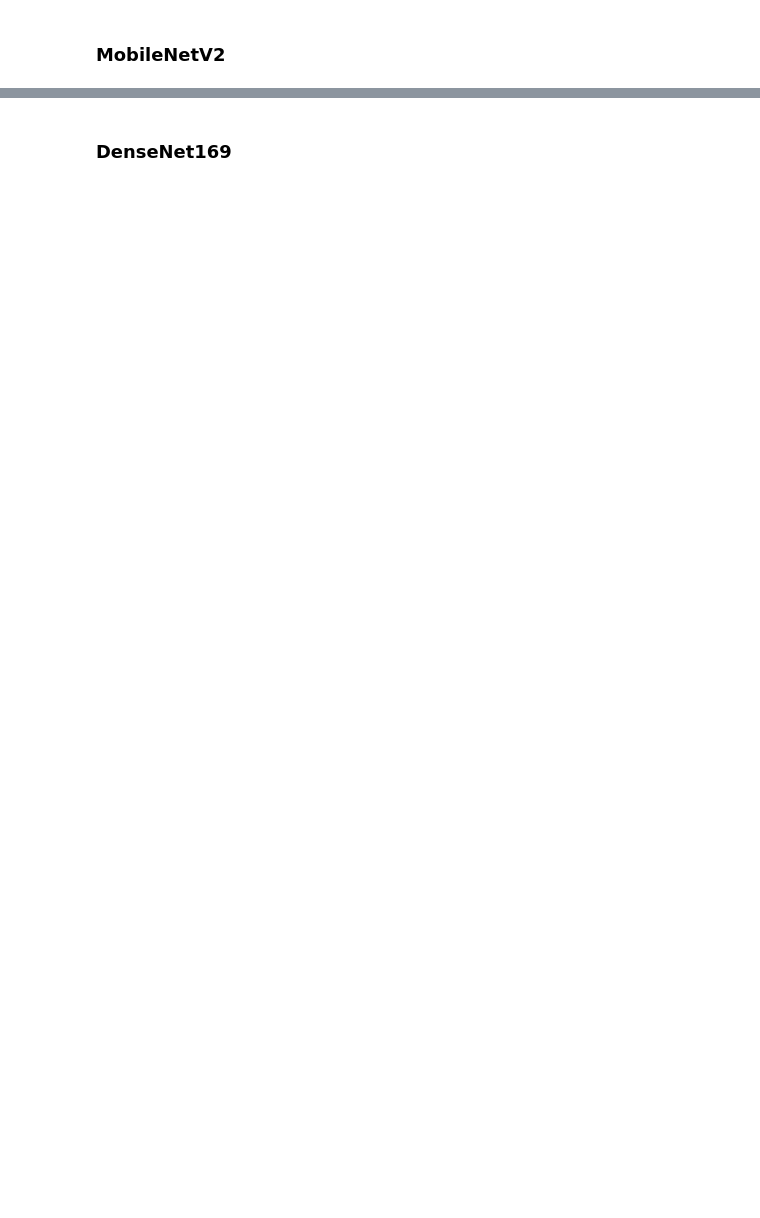
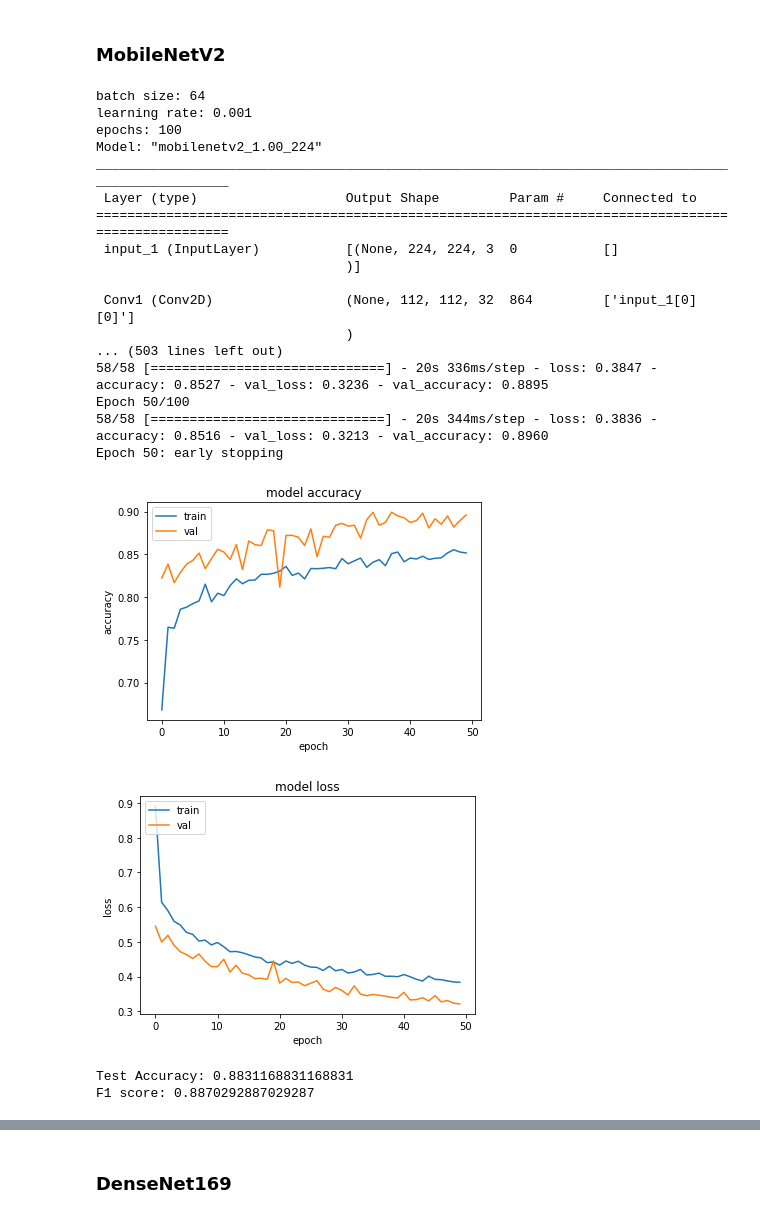
Before and after one commit to daterka/Use-of-machine-learning-methods-to-diagnose-schizophrenia-based-on-EEG-signal, a Jupyter notebook: src/neuralNetworks/CNN-Spectrograms-Keras-Applications-Modarate-Dropout.ipynb, the cells around one changed output, grey strips where cells are left out. Saved outputs shown, nothing was run; the diff lists cells and outputs as text; code cells hidden in the pictures; blank space fills up the shorter version.

Commit message:
Added last trained models stats and plots

```diff
--- a/src/neuralNetworks/CNN-Spectrograms-Keras-Applications-Modarate-Dropout.ipynb
+++ b/src/neuralNetworks/CNN-Spectrograms-Keras-Applications-Modarate-Dropout.ipynb
@@ -243,10 +249,32 @@ Epoch 59/100
 # %%
 # batch size 64, lr 0.001, epochs 100, patience 15
 base_model = tf.keras.applications.MobileNetV2(include_top=False,
                      weights='imagenet',
                      input_shape=input_shape)
 
 preprocess = tf.keras.applications.mobilenet_v2.preprocess_input
 
-model_runner.run(train_ds, validation_ds, test_ds, input_shape, preprocess, base_model, build_model,
+model_runner.run_pretrained(train_ds, validation_ds, test_ds, input_shape, preprocess, base_model, build_model,
     flatten = False, lr = learning_rate, epochs=epochs_n, patience=patience_n, save_path=save_path)
+# %% [output]
+batch size: 64
+learning rate: 0.001
+epochs: 100
+Model: "mobilenetv2_1.00_224"
+__________________________________________________________________________________________________
+ Layer (type)                   Output Shape         Param #     Connected to
+==================================================================================================
+ input_1 (InputLayer)           [(None, 224, 224, 3  0           []
+                                )]
+
+ Conv1 (Conv2D)                 (None, 112, 112, 32  864         ['input_1[0][0]']
+                                )
+... (503 lines left out)
+58/58 [==============================] - 20s 336ms/step - loss: 0.3847 - accuracy: 0.8527 - val_loss: 0.3236 - val_accuracy: 0.8895
+Epoch 50/100
+58/58 [==============================] - 20s 344ms/step - loss: 0.3836 - accuracy: 0.8516 - val_loss: 0.3213 - val_accuracy: 0.8960
+Epoch 50: early stopping
+[figure, added]
+[figure, added]
+Test Accuracy: 0.8831168831168831
+F1 score: 0.8870292887029287
```
Also changed, not shown: parts of 7 cells of this notebook.
